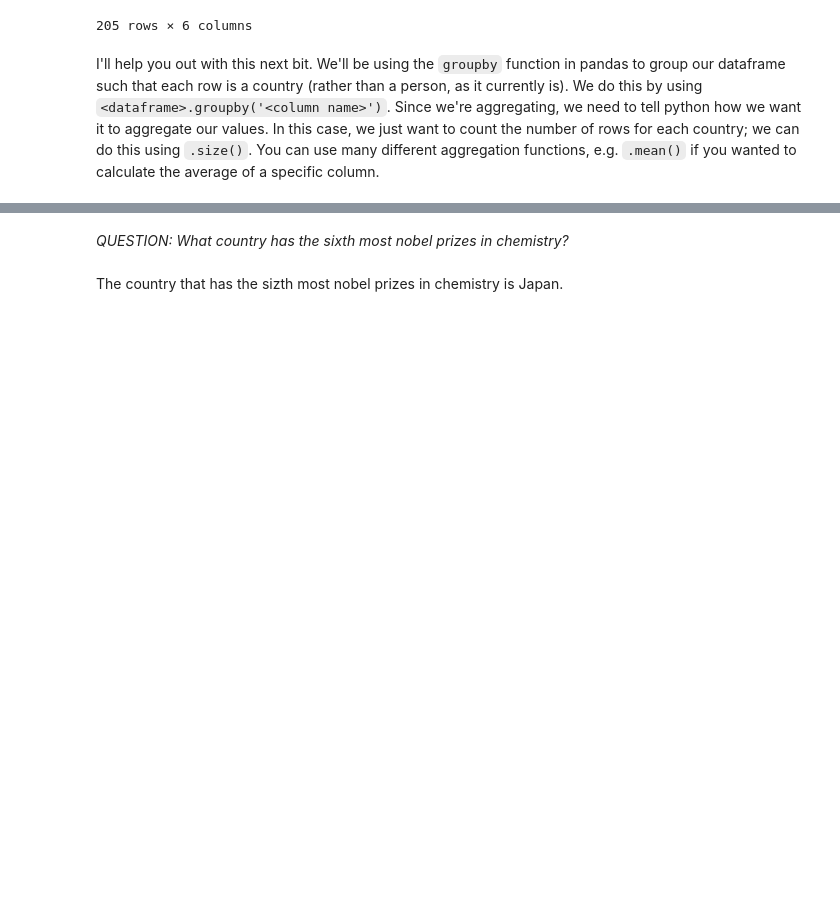
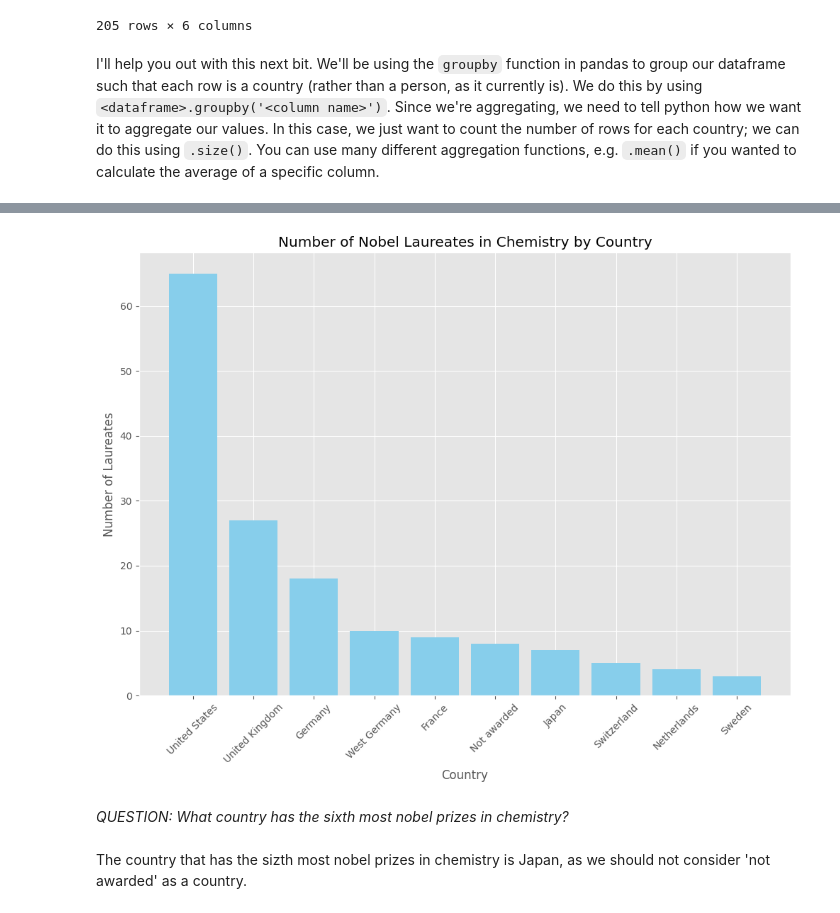
Before and after one commit to yihsun25/QM2, a Jupyter notebook: notebooks/W02. Pandas.ipynb, the cells around one changed output, grey strips where cells are left out. Drawn from its saved outputs; the diff is of its cells as text; code cells hidden in the pictures; blank space fills up the shorter version.

```diff
--- a/notebooks/W02. Pandas.ipynb
+++ b/notebooks/W02. Pandas.ipynb
@@ -553,4 +553,21 @@ dtype: int64
+# %%
+top_10 = country.head(10)
+plt.bar(top_10['Country'], top_10['Count'], color='skyblue')
+
+# Add labels and title
+plt.xlabel('Country')
+plt.ylabel('Number of Laureates')
+plt.title('Number of Nobel Laureates in Chemistry by Country')
+
+# Rotate x labels for better readability
+plt.xticks(rotation=45)
+
+# Display the plot
+plt.tight_layout()
+plt.show()
+# %% [output]
+[figure, added]
 # %% [markdown]
 *QUESTION: What country has the sixth most nobel prizes in chemistry?*
 # %% [markdown]
-The country that has the sizth most nobel prizes in chemistry is Japan.
+The country that has the sizth most nobel prizes in chemistry is Japan, as we should not consider 'not awarded' as a country.
```
Also changed, not shown: parts of 1 cell of this notebook.
